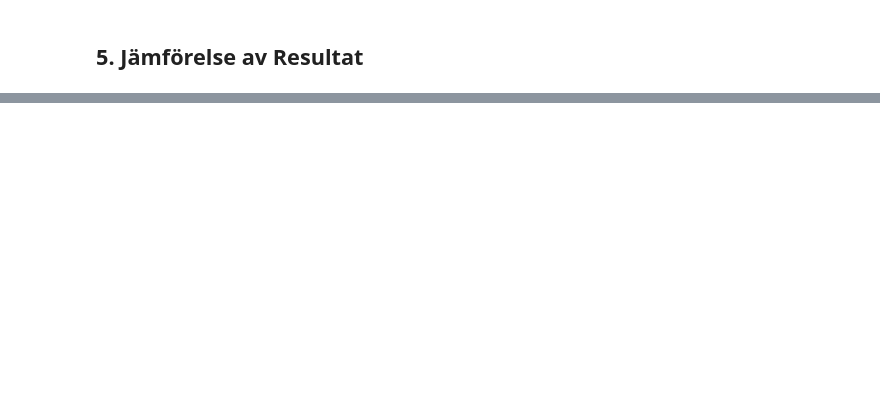
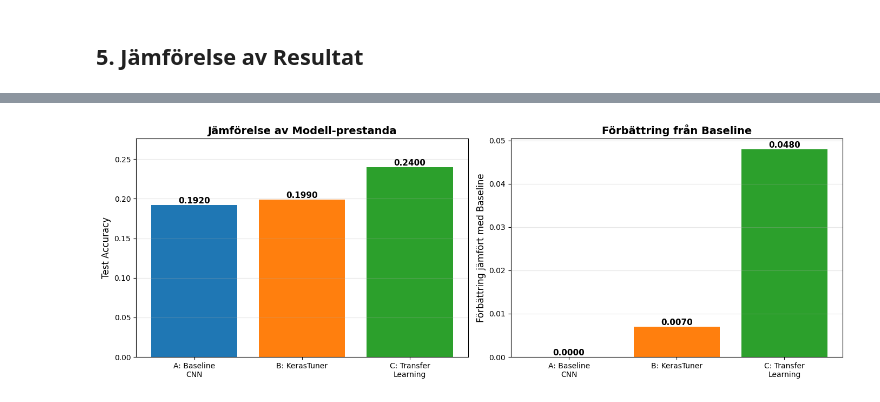
Before and after one commit to ManaInfectedRP/Skola-januari-2026, a Jupyter notebook: Kaptil8Uppgift8.ipynb, the cells around one changed output, grey strips where cells are left out. Saved outputs shown, nothing was run; the diff lists cells and outputs as text; code cells hidden in the pictures; blank space fills up the shorter version.

```diff
--- a/Kaptil8Uppgift8.ipynb
+++ b/Kaptil8Uppgift8.ipynb
@@ -450,22 +507,45 @@ print(f"Högsta Accuracy: {results_df['Test Accuracy'].max():.4f}")
 # %%
-# Visualisera jämförelse
-plt.figure(figsize=(10, 6))
-methods = ['Baseline CNN', 'KerasTuner', 'Transfer Learning']
-accuracies = [baseline_accuracy, tuned_accuracy, transfer_accuracy]
+# Visualisera jämförelse av alla tre modeller
+fig, axes = plt.subplots(1, 2, figsize=(14, 5))
 
-bars = plt.bar(methods, accuracies, color=['#1f77b4', '#ff7f0e', '#2ca02c'])
-plt.ylabel('Test Accuracy')
-plt.title('Jämförelse av Modell-prestanda på CIFAR-100')
-plt.ylim([0, 1])
+# Accuracy-jämförelse
+methods = ['A: Baseline\nCNN', 'B: KerasTuner', 'C: Transfer\nLearning']
+accuracies = [baseline_accuracy, accuracy_b, accuracy_c]
+colors = ['#1f77b4', '#ff7f0e', '#2ca02c']
 
-# Lägg till värden på toppen av varje stapel
+bars = axes[0].bar(methods, accuracies, color=colors)
+axes[0].set_ylabel('Test Accuracy', fontsize=12)
+axes[0].set_title('Jämförelse av Modell-prestanda', fontsize=14, fontweight='bold')
+axes[0].set_ylim([0, max(accuracies) * 1.15])
+axes[0].grid(axis='y', alpha=0.3)
+
+# Lägg till värden på staplarna
 for bar in bars:
     height = bar.get_height()
-    plt.text(bar.get_x() + bar.get_width()/2., height,
-             f'{height:.4f}',
-             ha='center', va='bottom')
+    axes[0].text(bar.get_x() + bar.get_width()/2., height,
+                f'{height:.4f}',
+                ha='center', va='bottom', fontsize=11, fontweight='bold')
 
-plt.grid(axis='y', alpha=0.3)
+# Förbättring jämfört med Baseline
+improvements = [0, (accuracy_b - baseline_accuracy), (accuracy_c - baseline_accuracy)]
+colors_imp = ['gray', '#ff7f0e' if accuracy_b > baseline_accuracy else '#d62728',
+              '#2ca02c' if accuracy_c > baseline_accuracy else '#d62728']
+
+bars2 = axes[1].bar(methods, improvements, color=colors_imp)
+axes[1].set_ylabel('Förbättring jämfört med Baseline', fontsize=12)
+axes[1].set_title('Förbättring från Baseline', fontsize=14, fontweight='bold')
+axes[1].axhline(y=0, color='black', linestyle='-', linewidth=0.5)
+axes[1].grid(axis='y', alpha=0.3)
+
+# Lägg till värden
+for bar in bars2:
+    height = bar.get_height()
+    axes[1].text(bar.get_x() + bar.get_width()/2., height,
+                f'{height:.4f}',
+                ha='center', va='bottom' if height >= 0 else 'top', fontsize=11, fontweight='bold')
+
 plt.tight_layout()
 plt.show()
+# %% [output]
+[figure, added]
 # %% [markdown]
```
Also changed, not shown: parts of 20 cells of this notebook, 15 other files.
